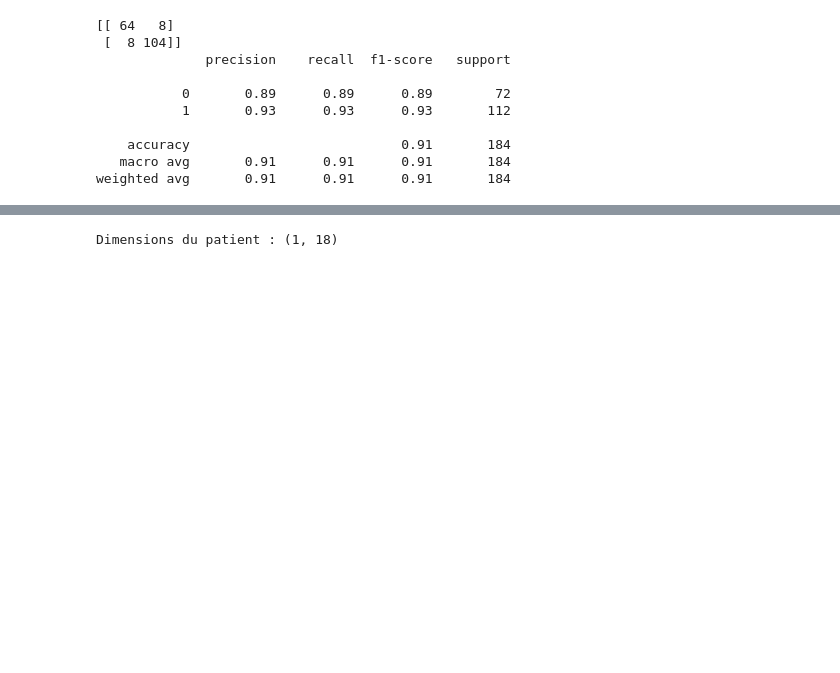
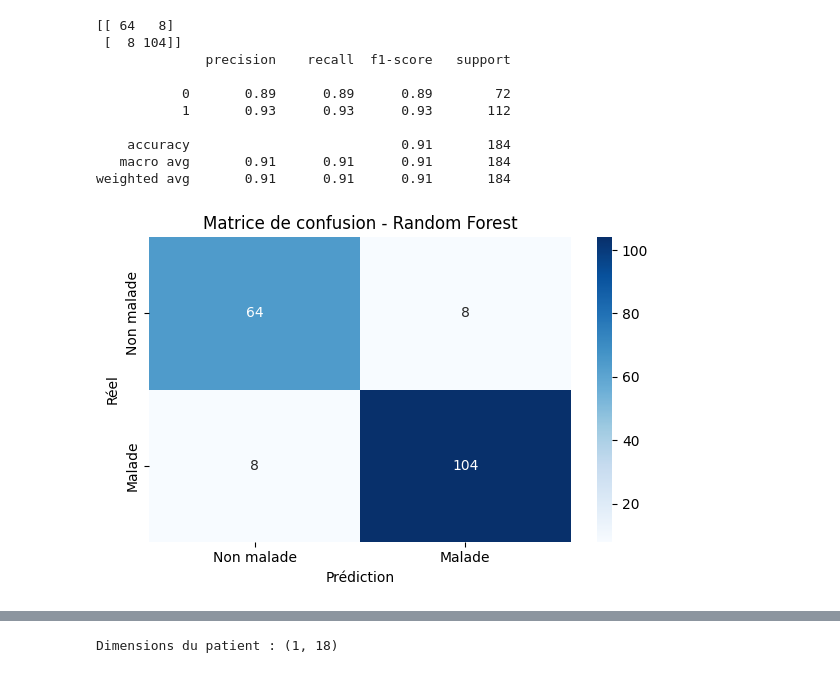
Before and after one commit to CandiceGiami/ProjetMaladiesCardiaques, a Jupyter notebook: DATA/algo_jupyter/random_forest.ipynb, the cells around one changed output, grey strips where cells are left out. Cells and saved outputs as stored; diff of their text form; code cells hidden in the pictures; blank space fills up the shorter version.

```diff
--- a/DATA/algo_jupyter/random_forest.ipynb
+++ b/DATA/algo_jupyter/random_forest.ipynb
@@ -76,3 +89,19 @@ print(classification_report(Y_test, Y_pred_rf))
     accuracy                           0.91       184
    macro avg       0.91      0.91      0.91       184
 weighted avg       0.91      0.91      0.91       184
+# %%
+from sklearn.metrics import roc_curve, auc
+
+# 1. Matrice de confusion
+plt.figure(figsize=(6,4))
+cm = confusion_matrix(Y_test, Y_pred_rf)
+sns.heatmap(cm, annot=True, fmt="d", cmap="Blues",
+            xticklabels=["Non malade", "Malade"],
+            yticklabels=["Non malade", "Malade"])
+plt.xlabel("Prédiction")
+plt.ylabel("Réel")
+plt.title("Matrice de confusion - Random Forest")
+plt.tight_layout()
+plt.show()
+# %% [output]
+[figure, added]
```
Also changed, not shown: parts of 9 cells of this notebook, 5 other files.
